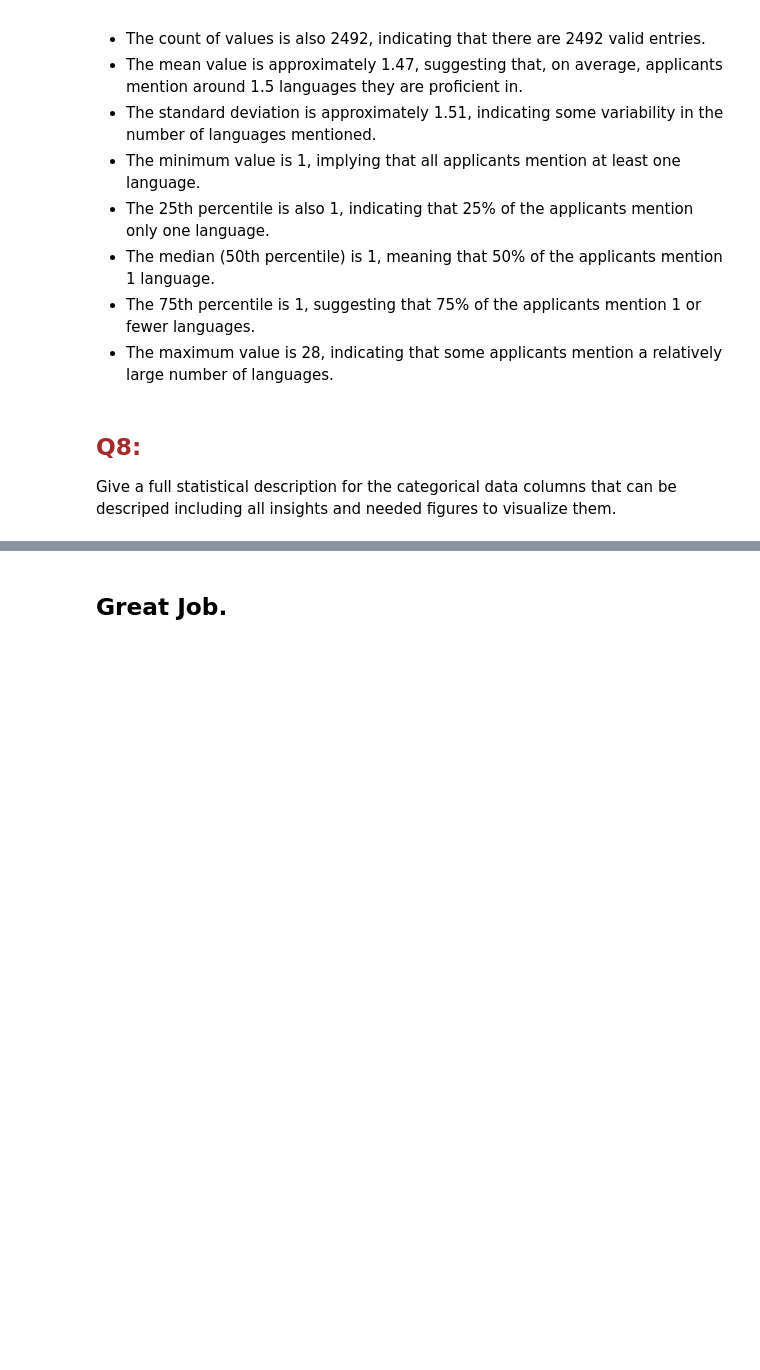
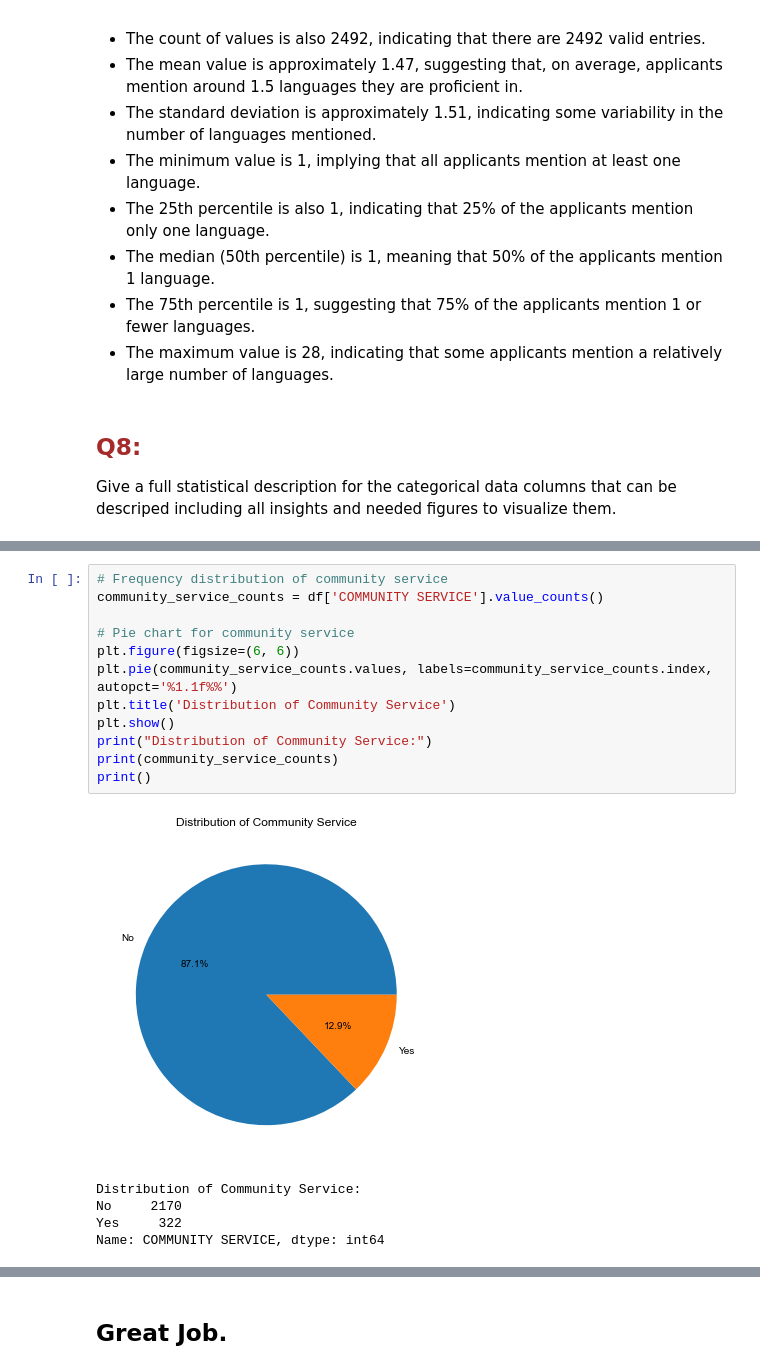
Before and after one commit to MsDiala/TAUE, a Jupyter notebook: Data_Science_Advanced/First_AI_Project/Task2_QA.ipynb, the cells around one changed output, grey strips where cells are left out. Saved outputs shown, nothing was run; the diff lists cells and outputs as text; blank space fills up the shorter version.

```diff
--- a/Data_Science_Advanced/First_AI_Project/Task2_QA.ipynb
+++ b/Data_Science_Advanced/First_AI_Project/Task2_QA.ipynb
@@ -722,0 +703,18 @@ dtype: object
+# %%
+# Frequency distribution of community service
+community_service_counts = df['COMMUNITY SERVICE'].value_counts()
+
+# Pie chart for community service
+plt.figure(figsize=(6, 6))
+plt.pie(community_service_counts.values, labels=community_service_counts.index, autopct='%1.1f%%')
+plt.title('Distribution of Community Service')
+plt.show()
+print("Distribution of Community Service:")
+print(community_service_counts)
+print()
+# %% [output]
+[figure, added]
+Distribution of Community Service:
+No     2170
+Yes     322
+Name: COMMUNITY SERVICE, dtype: int64
```
Also changed, not shown: parts of 22 cells of this notebook.
